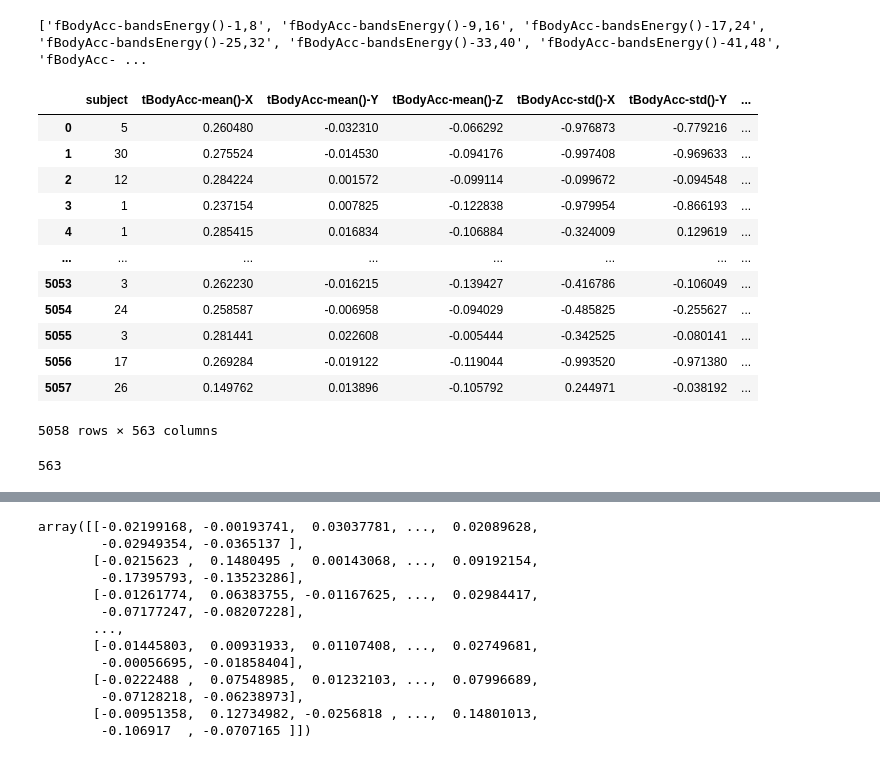
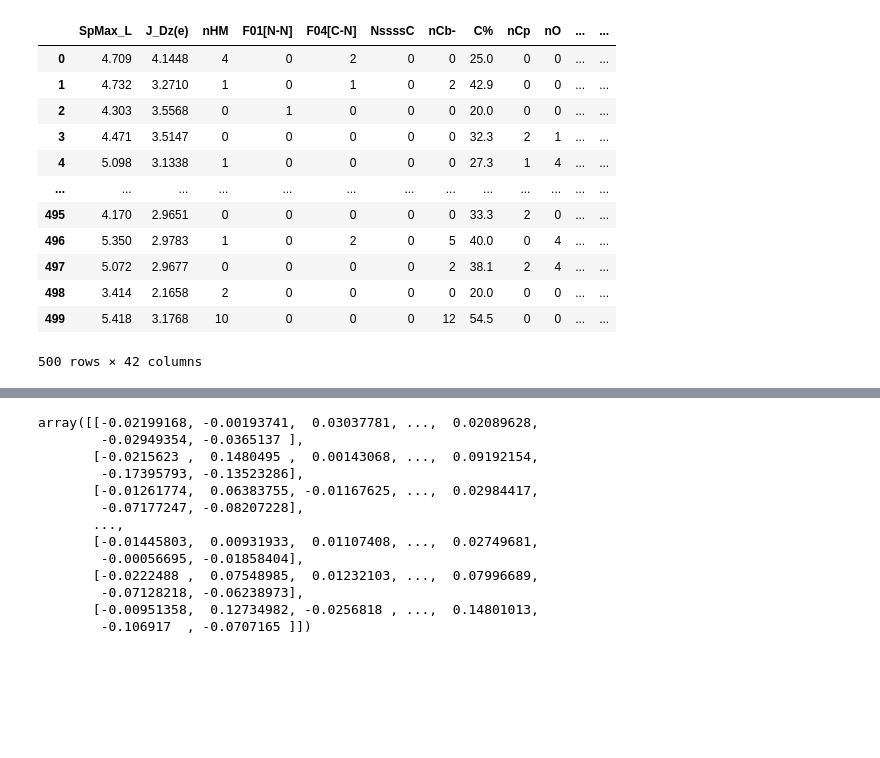
Before and after one commit to takano-lab/data-collaboration-analysis, a Jupyter notebook: src/suetake_debug.ipynb, the cells around one changed output, grey strips where cells are left out. Saved outputs shown, nothing was run; the diff lists cells and outputs as text; code cells hidden in the pictures; blank space fills up the shorter version.

```diff
--- a/src/suetake_debug.ipynb
+++ b/src/suetake_debug.ipynb
@@ -14,58 +14,61 @@ from src.institutional_analysis import centralize_analysis, dca_analysis, indivi
 
 import sys
 sys.argv = ["notebook", "exp004"]
-
 parser = argparse.ArgumentParser()
 parser.add_argument("name", type=str)
 args = parser.parse_args()
+
+
+import os
+child_path = os.getcwd()
+# 親ディレクトリを取得
+parent_path = os.path.dirname(child_path)
+
+# カレントディレクトリを移動
+os.chdir(parent_path)
 
 # 引数の設定
 parser = argparse.ArgumentParser()
 parser.add_argument("name", type=str, default="exp004")
 args = parser.parse_args()
 # yaml のパスと出力先パス
 cfg_path    = CONFIG_DIR / f"{args.name}.yaml"
 output_path = OUTPUT_DIR / args.name
 
 # UTF-8 で読み込んで Config を生成
 with cfg_path.open(encoding="utf-8") as f:
     cfg_dict = yaml.safe_load(f)
 
 config = Config(**cfg_dict,
                 output_path=output_path,
                 input_path=INPUT_DIR)
 
 
 # 出力ディレクトリ作成
 output_path.mkdir(parents=True, exist_ok=True)
 
 # ログの設定
 logger = getLogger(__name__)
 logger.setLevel(INFO)
 handler = FileHandler(filename=config.output_path / "result.log", encoding="utf-8")
 logger.addHandler(handler)
 # UTF-8 で読み込んで Config を生成
 with cfg_path.open(encoding="utf-8") as f:
     cfg_dict = yaml.safe_load(f)
 
 train_df, test_df = load_data(config=config)
 train_df
 # %% [output]
+|  | SpMax_L | J_Dz(e) | nHM | F01[N-N] | F04[C-N] | NssssC | nCb- | C% | nCp | nO | ... | ... |
+| 0 | 4.709 | 4.1448 | 4 | 0 | 2 | 0 | 0 | 25.0 | 0 | 0 | ... | ... |
+| 1 | 4.732 | 3.2710 | 1 | 0 | 1 | 0 | 2 | 42.9 | 0 | 0 | ... | ... |
+| 2 | 4.303 | 3.5568 | 0 | 1 | 0 | 0 | 0 | 20.0 | 0 | 0 | ... | ... |
+| 3 | 4.471 | 3.5147 | 0 | 0 | 0 | 0 | 0 | 32.3 | 2 | 1 | ... | ... |
+| 4 | 5.098 | 3.1338 | 1 | 0 | 0 | 0 | 0 | 27.3 | 1 | 4 | ... | ... |
+| ... | ... | ... | ... | ... | ... | ... | ... | ... | ... | ... | ... | ... |
+| 495 | 4.170 | 2.9651 | 0 | 0 | 0 | 0 | 0 | 33.3 | 2 | 0 | ... | ... |
+| 496 | 5.350 | 2.9783 | 1 | 0 | 2 | 0 | 5 | 40.0 | 0 | 4 | ... | ... |
+| 497 | 5.072 | 2.9677 | 0 | 0 | 0 | 0 | 2 | 38.1 | 2 | 4 | ... | ... |
+| 498 | 3.414 | 2.1658 | 2 | 0 | 0 | 0 | 0 | 20.0 | 0 | 0 | ... | ... |
+| 499 | 5.418 | 3.1768 | 10 | 0 | 0 | 0 | 12 | 54.5 | 0 | 0 | ... | ... |
-['fBodyAcc-bandsEnergy()-1,8', 'fBodyAcc-bandsEnergy()-9,16', 'fBodyAcc-bandsEnergy()-17,24', 'fBodyAcc-bandsEnergy()-25,32', 'fBodyAcc-bandsEnergy()-33,40', 'fBodyAcc-bandsEnergy()-41,48', 'fBodyAcc- ...
+500 rows × 42 columns
-|  | subject | tBodyAcc-mean()-X | tBodyAcc-mean()-Y | tBodyAcc-mean()-Z | tBodyAcc-std()-X | tBodyAcc-std()-Y | ... |
-| 0 | 5 | 0.260480 | -0.032310 | -0.066292 | -0.976873 | -0.779216 | ... |
-| 1 | 30 | 0.275524 | -0.014530 | -0.094176 | -0.997408 | -0.969633 | ... |
-| 2 | 12 | 0.284224 | 0.001572 | -0.099114 | -0.099672 | -0.094548 | ... |
-| 3 | 1 | 0.237154 | 0.007825 | -0.122838 | -0.979954 | -0.866193 | ... |
-| 4 | 1 | 0.285415 | 0.016834 | -0.106884 | -0.324009 | 0.129619 | ... |
-| ... | ... | ... | ... | ... | ... | ... | ... |
-| 5053 | 3 | 0.262230 | -0.016215 | -0.139427 | -0.416786 | -0.106049 | ... |
-| 5054 | 24 | 0.258587 | -0.006958 | -0.094029 | -0.485825 | -0.255627 | ... |
-| 5055 | 3 | 0.281441 | 0.022608 | -0.005444 | -0.342525 | -0.080141 | ... |
-| 5056 | 17 | 0.269284 | -0.019122 | -0.119044 | -0.993520 | -0.971380 | ... |
-| 5057 | 26 | 0.149762 | 0.013896 | -0.105792 | 0.244971 | -0.038192 | ... |
-5058 rows × 563 columns
-# %%
-len(train_df.columns)
-# %% [output]
-563
```
Also changed, not shown: parts of 15 cells of this notebook, 6 other files.
